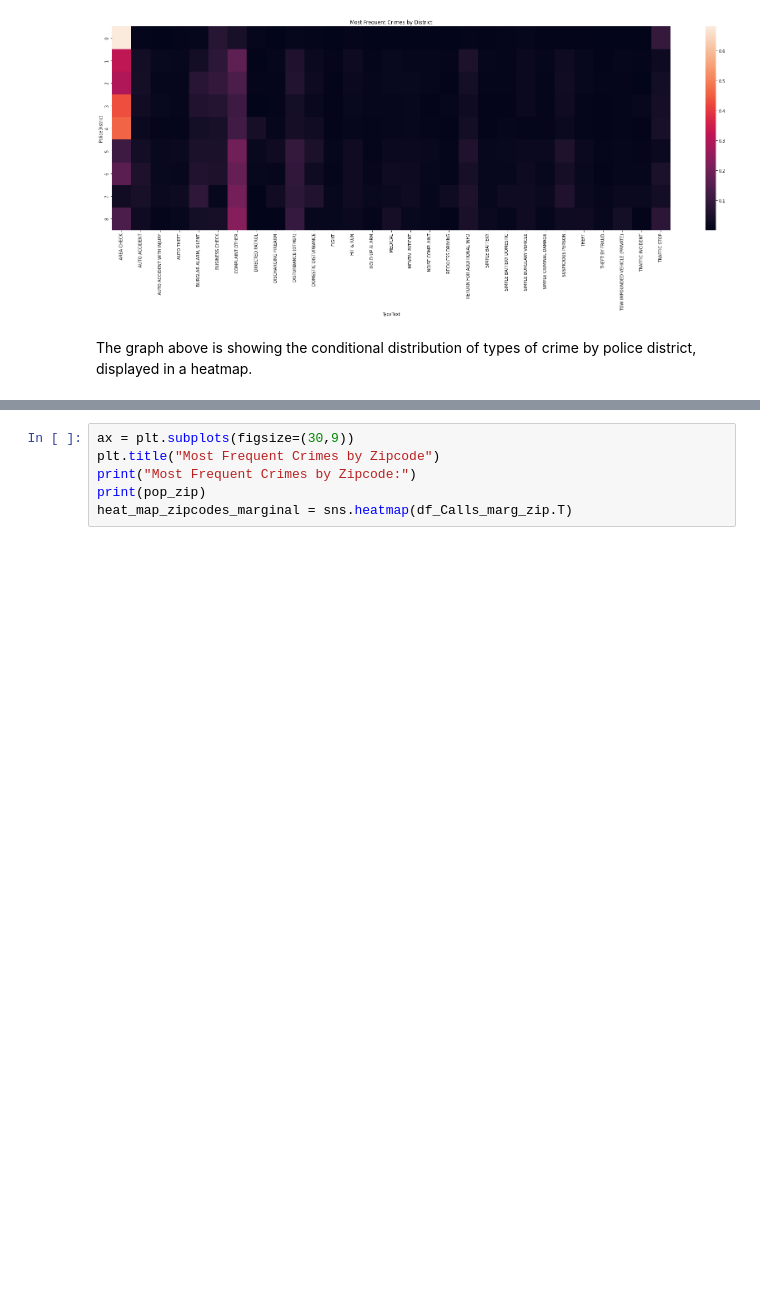
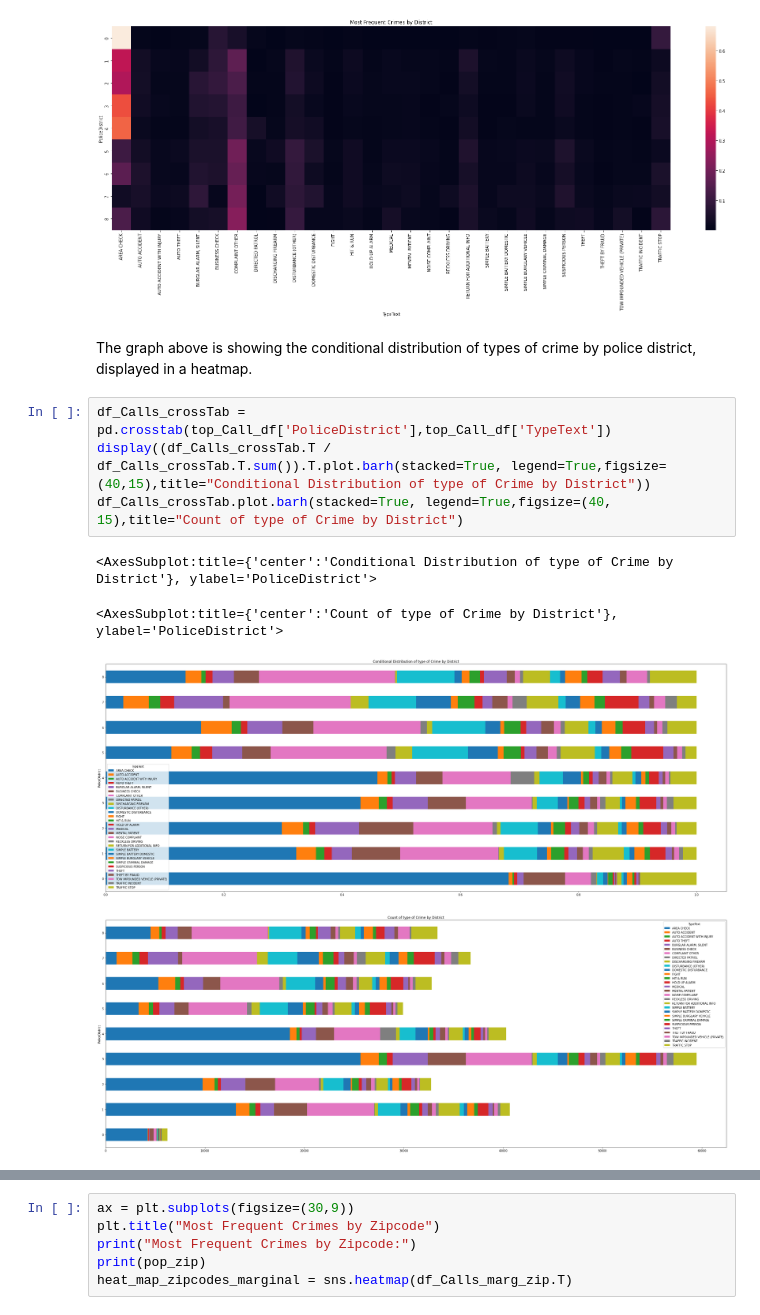
Before and after one commit to M-Sender/ServiceLearning, a Jupyter notebook: code/analysis.ipynb, the cells around one changed output, grey strips where cells are left out. Drawn from its saved outputs; the diff is of its cells as text; blank space fills up the shorter version.

Commit message:
graph updates

```diff
--- a/code/analysis.ipynb
+++ b/code/analysis.ipynb
@@ -174,3 +169,12 @@ dtype: object
 [figure]
 # %% [markdown]
 The graph above is showing the conditional distribution of types of crime by police district, displayed in a heatmap.
+# %%
+df_Calls_crossTab = pd.crosstab(top_Call_df['PoliceDistrict'],top_Call_df['TypeText'])
+display((df_Calls_crossTab.T / df_Calls_crossTab.T.sum()).T.plot.barh(stacked=True, legend=True,figsize=(40,15),title="Conditional Distribution of type of Crime by District"))
+df_Calls_crossTab.plot.barh(stacked=True, legend=True,figsize=(40, 15),title="Count of type of Crime by District")
+# %% [output]
+<AxesSubplot:title={'center':'Conditional Distribution of type of Crime by District'}, ylabel='PoliceDistrict'>
+<AxesSubplot:title={'center':'Count of type of Crime by District'}, ylabel='PoliceDistrict'>
+[figure, added]
+[figure, added]
```
Also changed, not shown: parts of 6 cells of this notebook, 1 other file.
